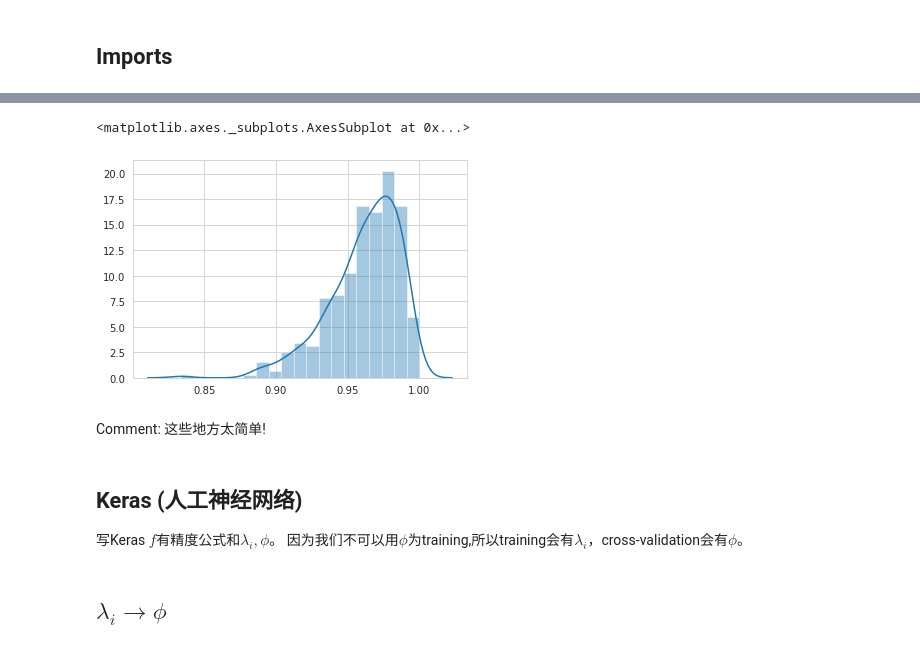
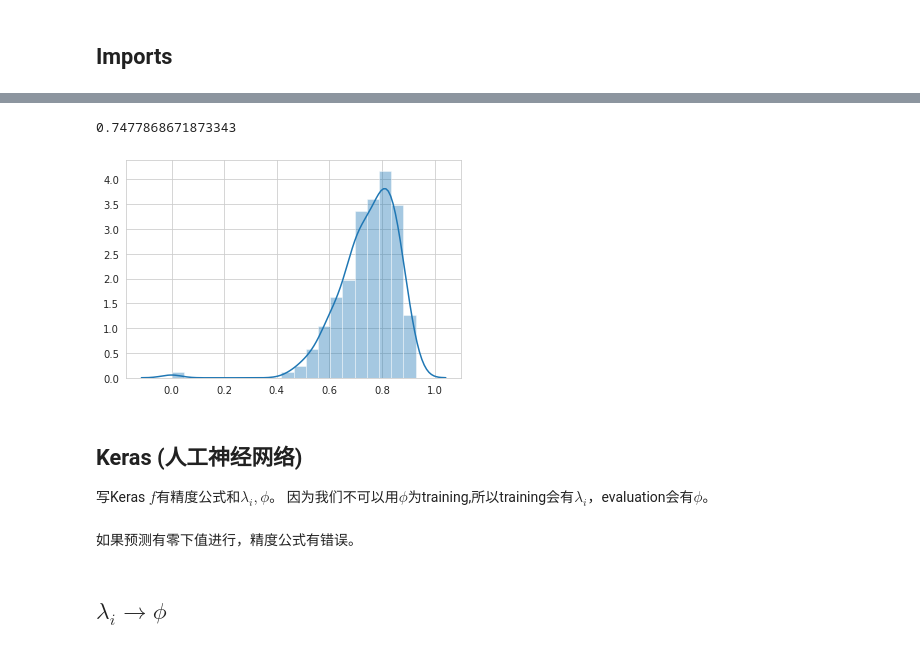
Before and after one commit to nicolasholland/VariousProjects, a Jupyter notebook: notebooks/Analysis of 精度公式.ipynb, the cells around one changed output, grey strips where cells are left out. Drawn from its saved outputs; the diff is of its cells as text; code cells hidden in the pictures.

```diff
--- a/notebooks/Analysis of 精度公式.ipynb
+++ b/notebooks/Analysis of 精度公式.ipynb
@@ -45,11 +43,18 @@ loc3 = Location(latitude=26.6595, longitude=107.1326)
 # %%
 df = pd.DataFrame()
 
-df["A"] = pd.read_csv("ninja_pv_26.3774_106.0674_uncorrected.csv", comment="#").set_index("local_time").electricity
-df["B"] = pd.read_csv("ninja_pv_26.6595_107.1326_uncorrected.csv", comment="#").set_index("local_time").electricity
+#df["A"] = pd.read_csv("ninja_pv_26.3774_106.0674_uncorrected.csv", comment="#").set_index("local_time").electricity
+#df["B"] = pd.read_csv("ninja_pv_26.6595_107.1326_uncorrected.csv", comment="#").set_index("local_time").electricity
+
+df["A"] = pd.read_csv("ninja_pv_24.4920_108.5734_uncorrected.csv", comment="#").set_index("local_time").electricity
+df["B"] = pd.read_csv("ninja_pv_23.1669_114.4629_uncorrected.csv", comment="#").set_index("local_time").electricity
+
 df["C"] = pd.read_csv("ninja_pv_26.6745_106.4161_uncorrected.csv", comment="#").set_index("local_time").electricity
 df = df.set_index(pd.DatetimeIndex(df.index))
 
+# remove nights!
+df = df[(df > 0).any(axis=1)]
+
 df.loc["2019-05-01":"2019-05-03"].plot()
 plt.ylabel("Power [kW]")
 # %% [output]
@@ -58,25 +63,31 @@ Text(0, 0.5, 'Power [kW]')
 # %%
 def 精度公式(p, m):
     frac_sum = np.abs(p-m).sum()
     return 1 - 2 * (np.abs(p / (p+m) - 0.5) * (np.abs(p-m)/frac_sum)).sum()
 
-tmp = df.loc["2019-05-02"]
+f = lambda tmp : (tmp.A + tmp.B).values / 2
 
-f = lambda tmp : (tmp.A + tmp.B) / 2
+# full dataset
+result = df.groupby(df.index.strftime("%Y-%m-%d")).apply(
+    lambda tmp:精度公式(f(tmp), tmp.C))
+    #lambda tmp: np.sqrt(((f(tmp) - tmp.C.values)**2).mean()))
 
-result = df.groupby(df.index.strftime("%Y-%m-%d")).apply(lambda tmp:精度公式(f(tmp), tmp.C))
+# half dataset
+result = df.iloc[int(len(df)/2):].groupby(df.iloc[int(len(df)/2):].index.strftime("%Y-%m-%d")).apply(
+    lambda tmp:精度公式(f(tmp), tmp.C))
+    #lambda tmp: np.sqrt(((f(tmp) - tmp.C.values)**2).mean()))
+
 
 sns.distplot(result)
+print(result.mean())
 # %% [output]
-<matplotlib.axes._subplots.AxesSubplot at 0x...>
+0.7477868671873343
-[figure, old version]
+[figure, new version]
-# %% [markdown]
-Comment: 这些地方太简单!
 # %% [markdown]
 ## Keras (人工神经网络)
 
 写Keras $f$有精度公式和$\lambda_i,\phi$。
-因为我们不可以用$\phi$为training,所以training会有$\lambda_i$，cross-validation会有$\phi$。
+因为我们不可以用$\phi$为training,所以training会有$\lambda_i$，evaluation会有$\phi$。
 # %%
 def custom_loss(y_true, y_pred):
     """ RMSE """
@@ -98,0 +124,2 @@ model = KerasRegressor(
+# %% [markdown]
+如果预测有零下值进行，精度公式有错误。
```
Also changed, not shown: parts of 9 cells of this notebook.
